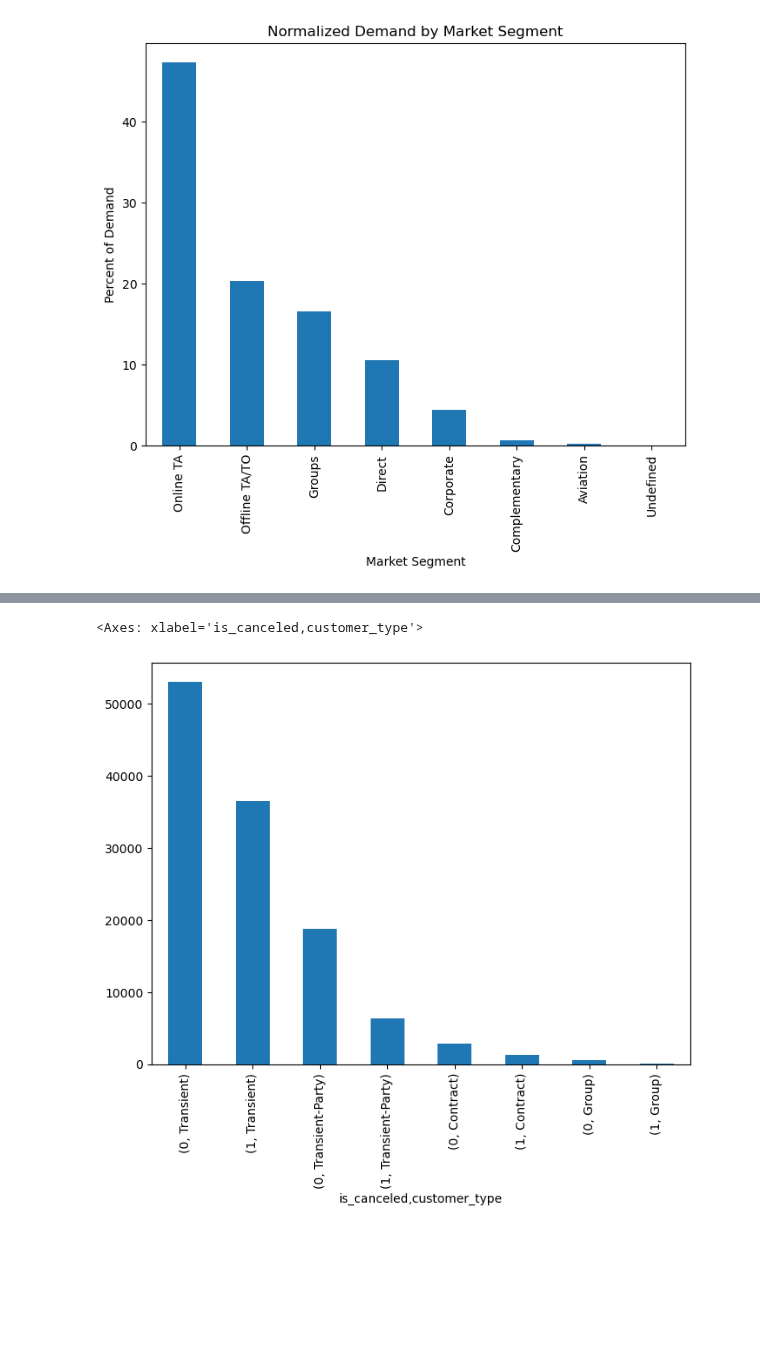
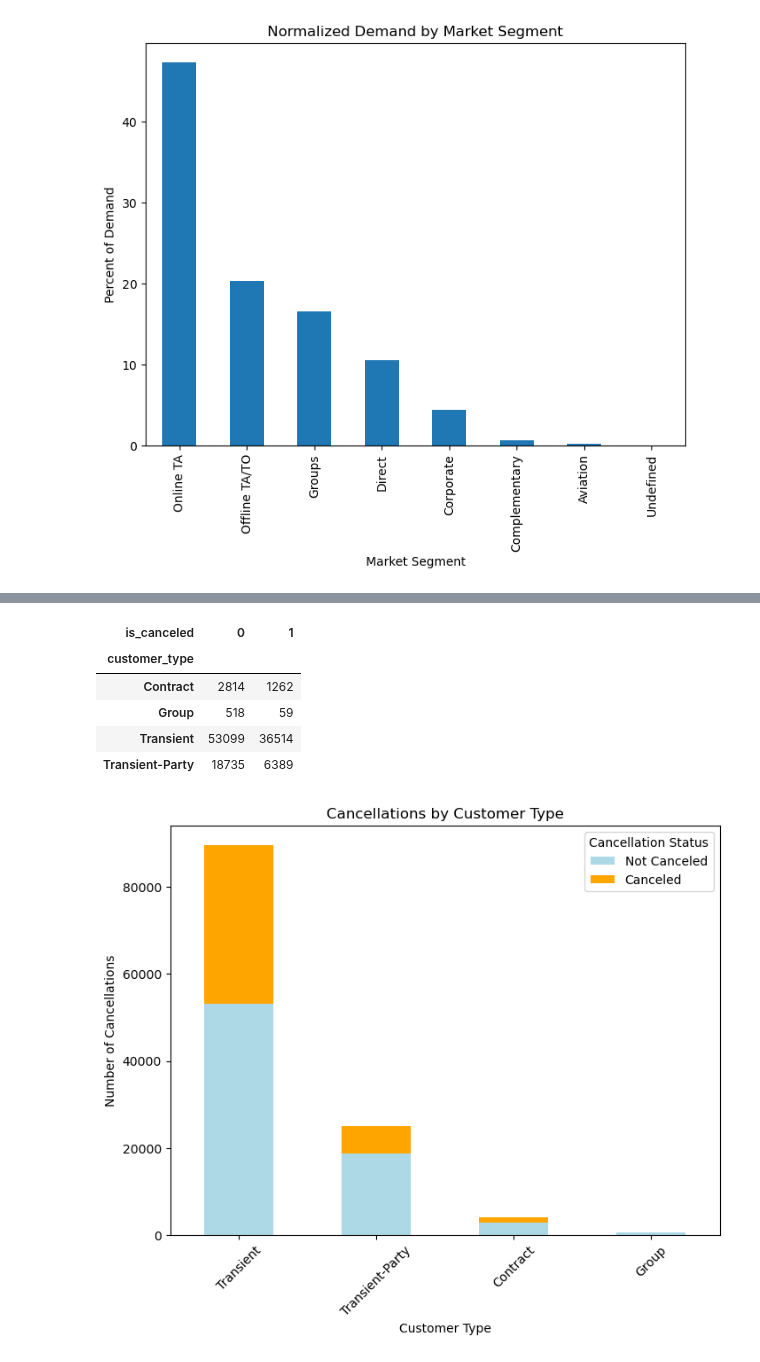
Before and after one commit to briantlui/predictive-model, a Jupyter notebook: notebooks/02-eda.ipynb, the cells around one changed output, grey strips where cells are left out. Drawn from its saved outputs; the diff is of its cells as text; code cells hidden in the pictures; blank space fills up the shorter version.

```diff
--- a/notebooks/02-eda.ipynb
+++ b/notebooks/02-eda.ipynb
@@ -41,3 +69,7 @@ clean_df.head(5)
+# %%
+#Converting date columns back to datetime
+clean_df['arrival_date'] = pd.to_datetime(clean_df['arrival_date'])
+clean_df['reservation_status_date'] = pd.to_datetime(clean_df['reservation_status_date'])
 # %% [markdown]
 # Additional EDA
 - Total Cancellations
@@ -153,11 +277,24 @@ plt.show()
+# %%
+# Creating a DF with customer type by cancellations
+customer_cxl_df = clean_df.groupby(['customer_type', 'is_canceled']).size().unstack(fill_value=0)
+customer_cxl_df
+# %% [output]
+| is_canceled | 0 | 1 |
+| customer_type |  |  |
+| Contract | 2814 | 1262 |
+| Group | 518 | 59 |
+| Transient | 53099 | 36514 |
+| Transient-Party | 18735 | 6389 |
 # %%
-# Cancellations by Customer Type
-clean_df[['is_canceled','customer_type']].value_counts().plot(kind='bar')
+# Cancellations by Customer Type Plot
+customer_cxl_df.sort_values(by=1, ascending=False).plot(
+    kind='bar', stacked=True,color=['lightblue', 'orange'])
 
 plt.title('Cancellations by Customer Type')
-plt.xlabel('Market Segment')
-plt.ylabel('Percent of Demand')
+plt.xlabel('Customer Type')
+plt.ylabel('Number of Cancellations')
+plt.legend(title='Cancellation Status', labels=['Not Canceled', 'Canceled'])
+plt.xticks(rotation=45)
 plt.show()
 # %% [output]
-<Axes: xlabel='is_canceled,customer_type'>
-[figure, old version]
+[figure, new version]
```
Also changed, not shown: parts of 101 cells of this notebook.
